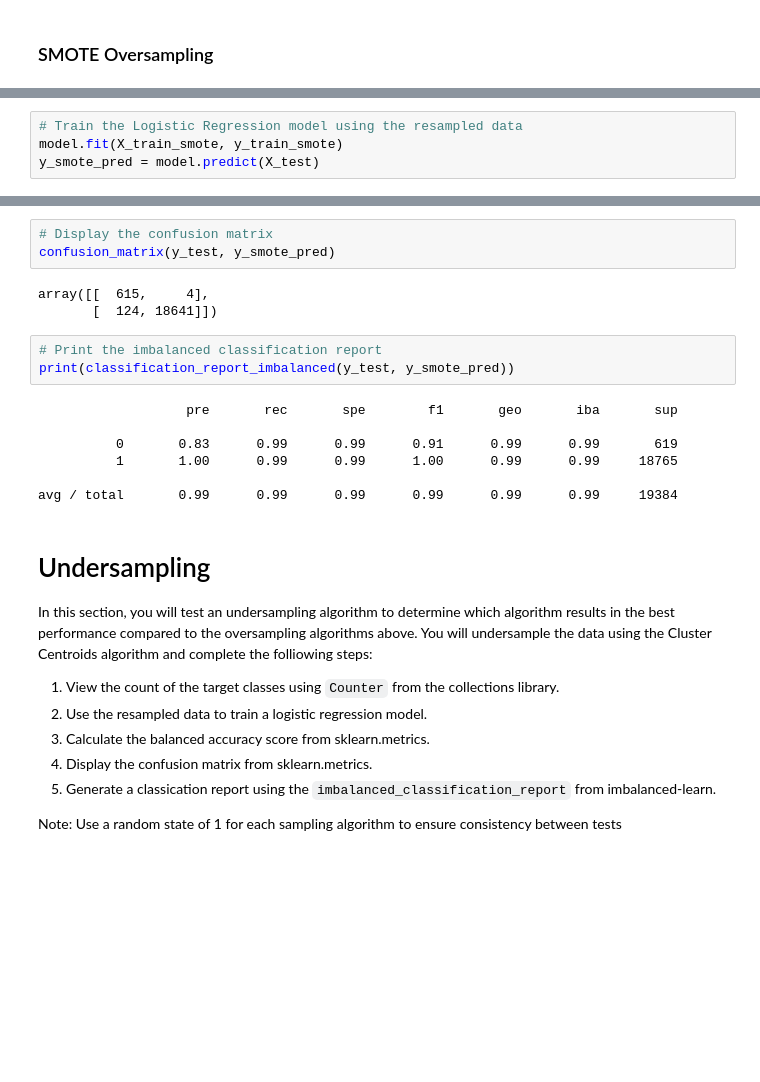
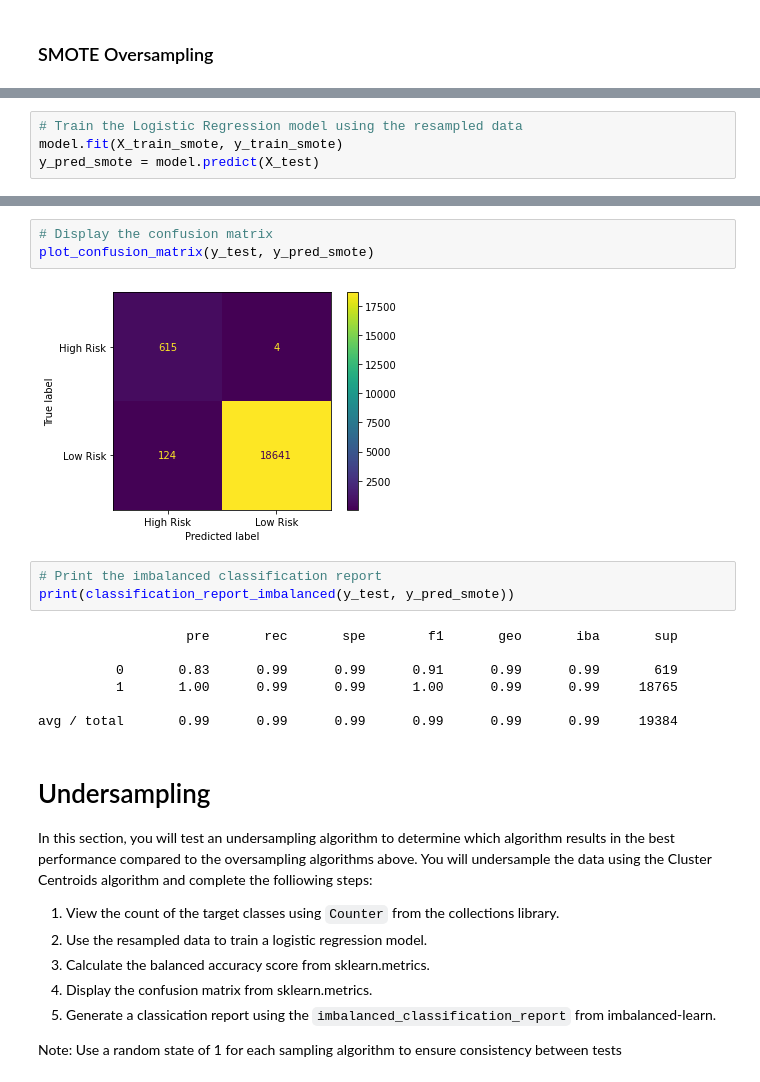
Before and after one commit to adamgulyas/credit-risk-evaluator, a Jupyter notebook: credit_risk_resampling.ipynb, the cells around one changed output, grey strips where cells are left out. Saved outputs shown, nothing was run; the diff lists cells and outputs as text; blank space fills up the shorter version.

```diff
--- a/credit_risk_resampling.ipynb
+++ b/credit_risk_resampling.ipynb
@@ -174,6 +179,6 @@ Counter({1: 56271, 0: 56271})
 # %%
 # Train the Logistic Regression model using the resampled data
 model.fit(X_train_smote, y_train_smote)
-y_smote_pred = model.predict(X_test)
+y_pred_smote = model.predict(X_test)
 # %%
 # Calculated the balanced accuracy score
@@ -182,13 +187,12 @@ balanced_accuracy_score(y_test, y_smote_pred)
 0.9934649587814939
 # %%
 # Display the confusion matrix
-confusion_matrix(y_test, y_smote_pred)
+plot_confusion_matrix(y_test, y_pred_smote)
 # %% [output]
-array([[  615,     4],
-       [  124, 18641]])
+[figure, added]
 # %%
 # Print the imbalanced classification report
-print(classification_report_imbalanced(y_test, y_smote_pred))
+print(classification_report_imbalanced(y_test, y_pred_smote))
 # %% [output]
                    pre       rec       spe        f1       geo       iba       sup
 
```
Also changed, not shown: parts of 21 cells of this notebook, 2 other files.
